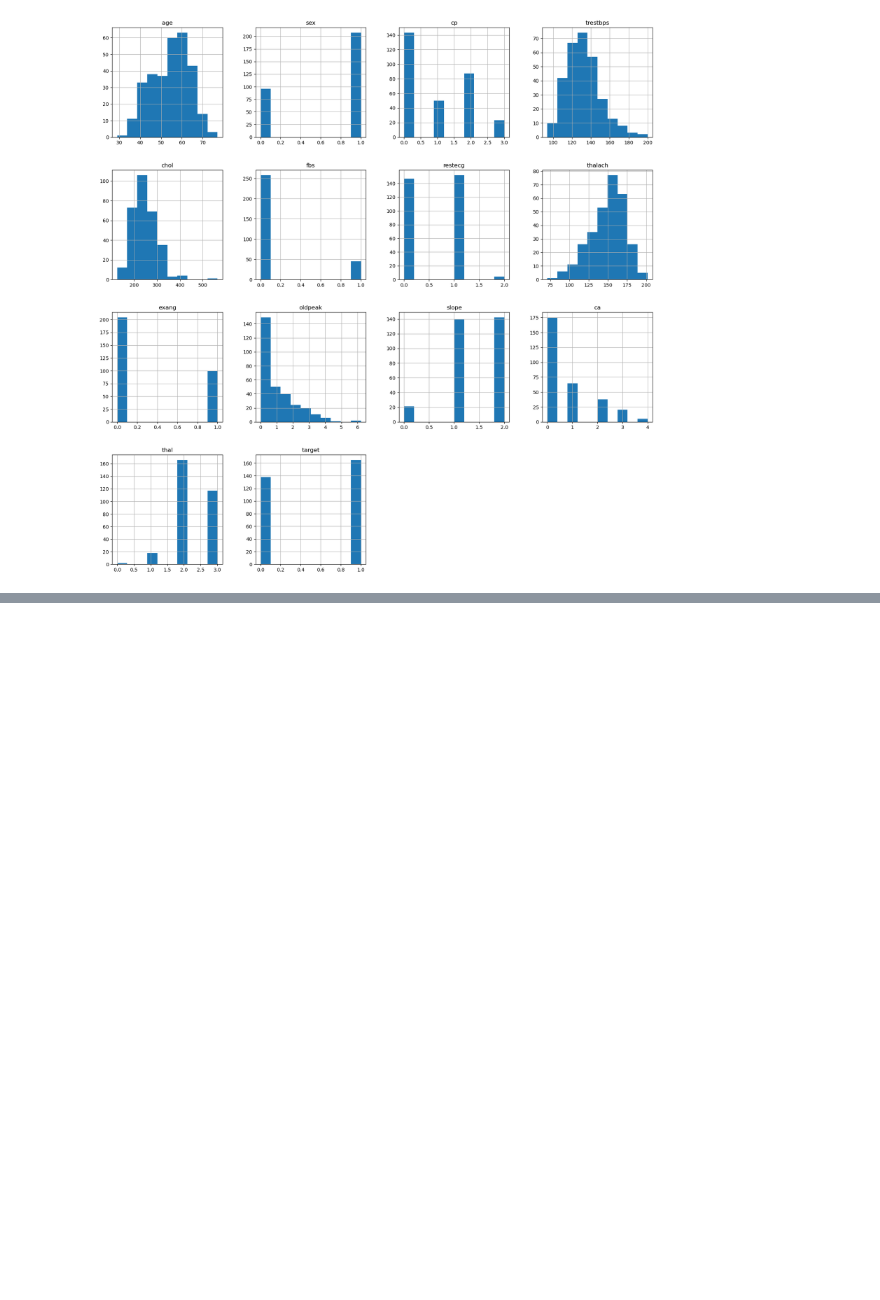
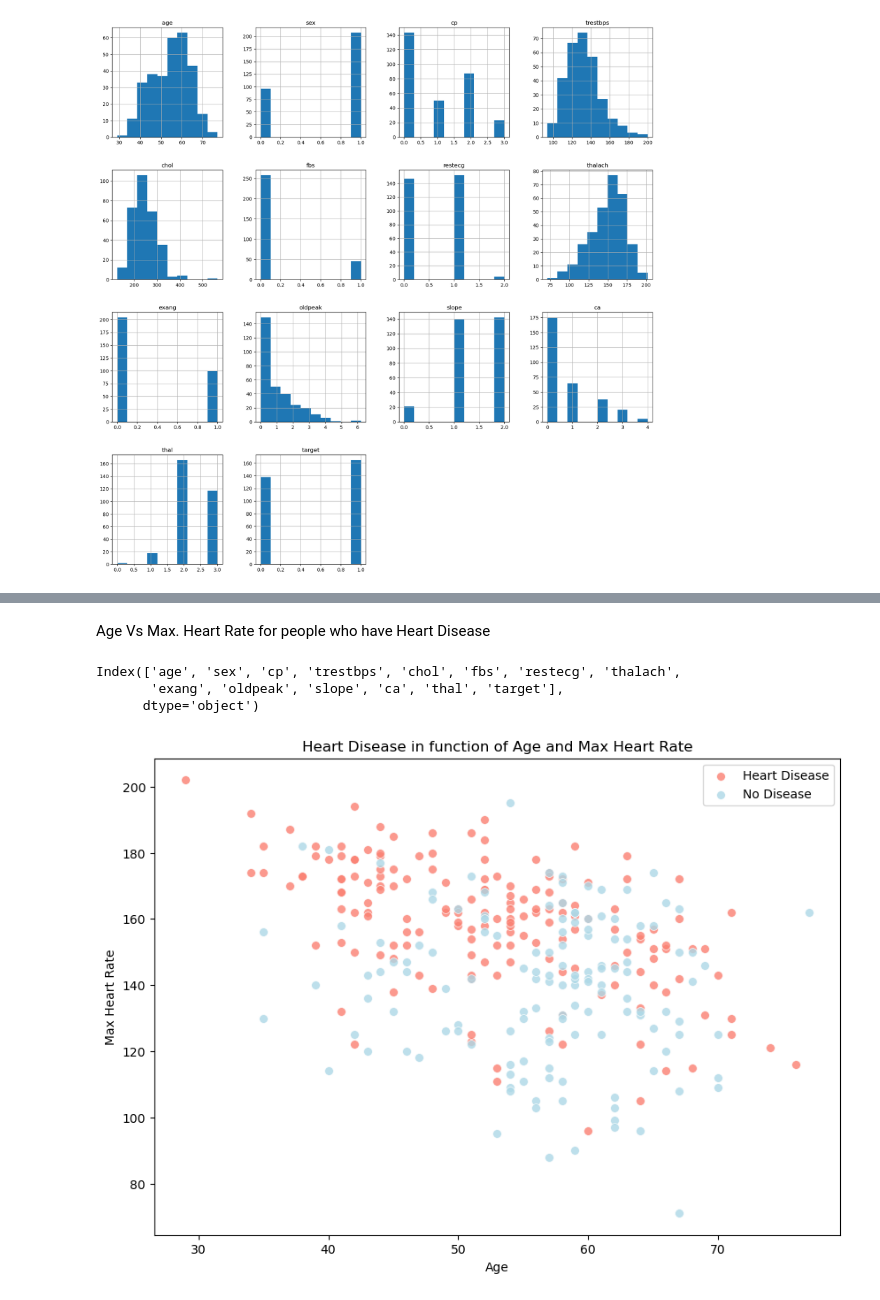
Before and after one commit to HemBShahi05/Heart_Disease_Prediction_ML, a Jupyter notebook: heart_disease_classification.ipynb, the cells around one changed output, grey strips where cells are left out. Drawn from its saved outputs; the diff is of its cells as text; code cells hidden in the pictures; blank space fills up the shorter version.

Commit message:
Age Vs Max. Heart Rate for people who have Heart Disease

```diff
--- a/heart_disease_classification.ipynb
+++ b/heart_disease_classification.ipynb
@@ -171,0 +172,25 @@ plt.xticks(rotation=0);
+# %% [markdown]
+Age Vs Max. Heart Rate for people who have Heart Disease
+# %%
+df.columns
+# %% [output]
+Index(['age', 'sex', 'cp', 'trestbps', 'chol', 'fbs', 'restecg', 'thalach',
+       'exang', 'oldpeak', 'slope', 'ca', 'thal', 'target'],
+      dtype='object')
+# %%
+fig, ax = plt.subplots(figsize=(10, 7))
+
+# positive cases
+sns.scatterplot(data=df, x=df.age[df.target==1], y=df.thalach[df.target==1], color='salmon', s=50, alpha=0.8, ax=ax)
+
+# negative cases
+sns.scatterplot(data=df, x=df.age[df.target==0], y=df.thalach[df.target==0], color='lightblue', s=50, alpha=0.8, ax=ax)
+
+ax.set_title('Heart Disease in function of Age and Max Heart Rate')
+ax.set_xlabel('Age')
+ax.set_ylabel('Max Heart Rate')
+ax.legend(['Heart Disease', 'No Disease'])
+
+plt.show()
+# %% [output]
+[figure, added]
```
Also changed, not shown: parts of 16 cells of this notebook.
